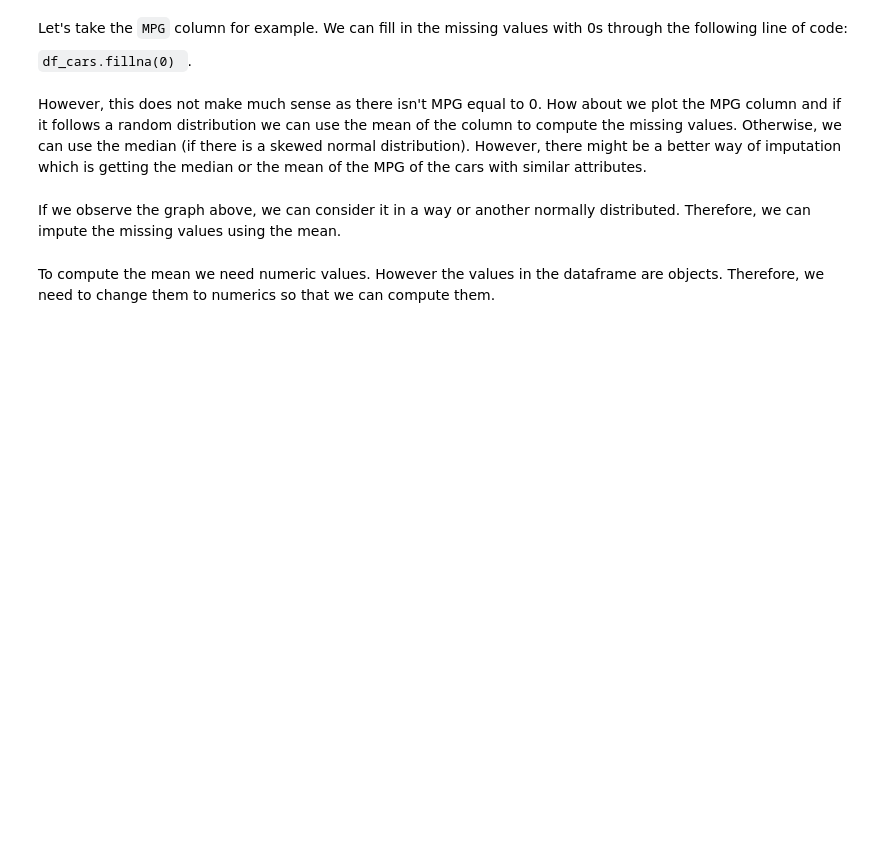
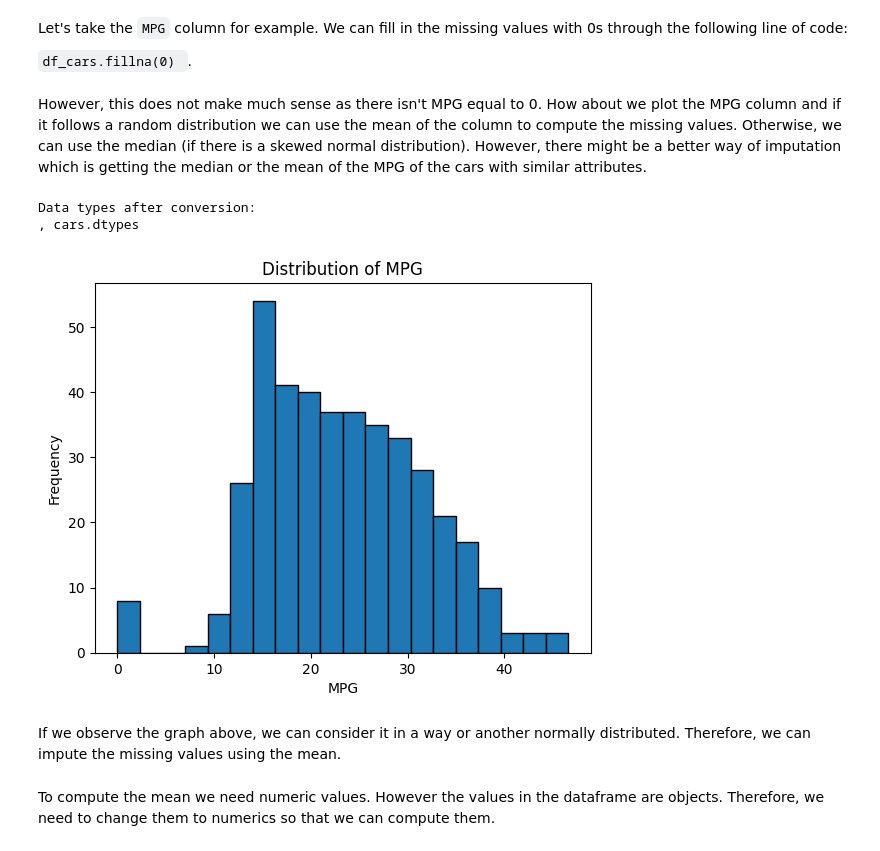
Before and after one commit to JariusBedward-8841640/Lab4---Tidying-Cleaning-Imputation-and-Outlier-Detection_JB, a Jupyter notebook: week5Lab_Students.ipynb, the cells around one changed output. Saved outputs shown, nothing was run; the diff lists cells and outputs as text; code cells hidden in the pictures; blank space fills up the shorter version.

```diff
--- a/week5Lab_Students.ipynb
+++ b/week5Lab_Students.ipynb
@@ -189,6 +205,22 @@ Let's take the `MPG` column for example. We can fill in the missing values with
 `df_cars.fillna(0) `.
 # %% [markdown]
 However, this does not make much sense as there isn't MPG equal to 0. How about we plot the MPG column and if it follows a random distribution we can use the mean of the column to compute the missing values. Otherwise, we can use the median (if there is a skewed normal distribution). However, there might be a better way of imputation which is getting the median or the mean of the MPG of the cars with similar attributes.
+# %%
+cars["MPG"] = pd.to_numeric(cars["MPG"], errors="coerce")
+
+#Verify conversion
+print("Data types after conversion:\n, cars.dtypes")
+
+#plot histogram of MPG
+plt.hist(cars['MPG'].dropna(), bins=20, edgecolor='black')
+plt.title("Distribution of MPG")
+plt.xlabel("MPG")
+plt.ylabel("Frequency")
+plt.show()
+# %% [output]
+Data types after conversion:
+, cars.dtypes
+[figure, added]
 # %% [markdown]
 If we observe the graph above, we can consider it in a way or another normally distributed. Therefore, we can impute the missing values using the mean.
 # %% [markdown]
```
Also changed, not shown: parts of 12 cells of this notebook.
